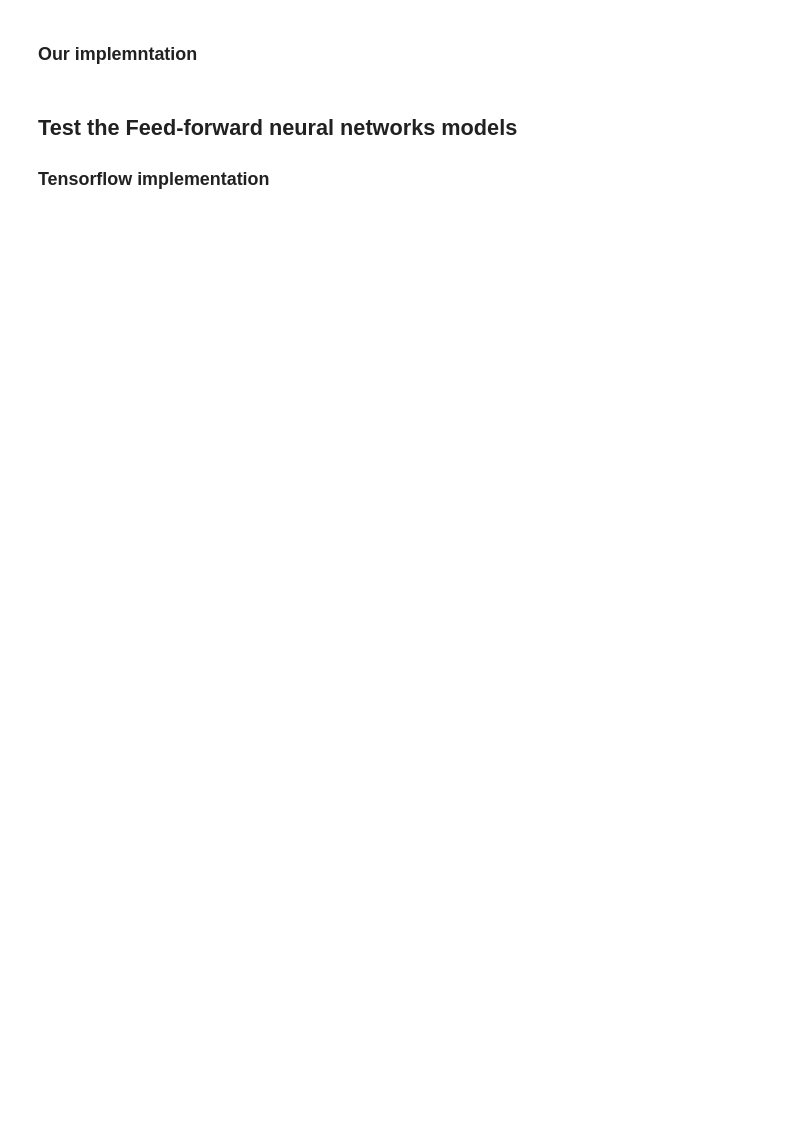
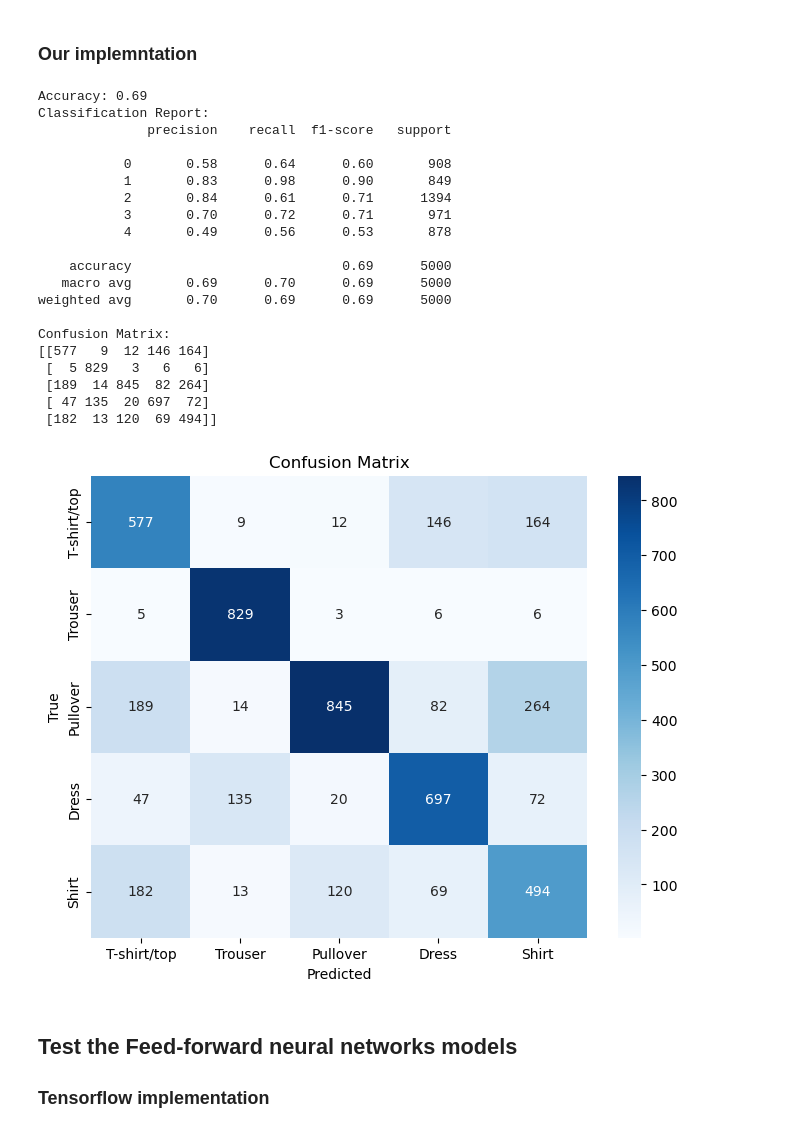
Before and after one commit to kfkfkflmej/ML2024Midi, a Jupyter notebook: Project Notebook.ipynb, the cells around one changed output. Saved outputs shown, nothing was run; the diff lists cells and outputs as text; code cells hidden in the pictures; blank space fills up the shorter version.

```diff
--- a/Project Notebook.ipynb
+++ b/Project Notebook.ipynb
@@ -1172,28 +1251,50 @@ plt.show()
 # %% [markdown]
 ### Our implemntation
 # %%
-dt_from_scratch.fit(X_reduced,train_data_y)
+dt_from_scratch.fit(train_data_X,train_data_y)
 predicted_y=dt_from_scratch.predict(test_data_X)
 
 accuracy = accuracy_score(predicted_y, test_data_y)
 print(f"Accuracy: {accuracy:.2f}")
 
 # Classification report
 print("Classification Report:")
 print(classification_report(predicted_y, test_data_y))
 
 # Confusion matrix
 conf_matrix2 = confusion_matrix(predicted_y, test_data_y)
 print("Confusion Matrix:")
 print(conf_matrix2)
 
 # Plot confusion matrix
 plt.figure(figsize=(8, 6))
 sns.heatmap(conf_matrix2, annot=True, fmt='d', cmap='Blues', xticklabels=categories, yticklabels=categories)
 plt.xlabel('Predicted')
 plt.ylabel('True')
 plt.title('Confusion Matrix')
 plt.show()
+# %% [output]
+Accuracy: 0.69
+Classification Report:
+              precision    recall  f1-score   support
+
+           0       0.58      0.64      0.60       908
+           1       0.83      0.98      0.90       849
+           2       0.84      0.61      0.71      1394
+           3       0.70      0.72      0.71       971
+           4       0.49      0.56      0.53       878
+
+    accuracy                           0.69      5000
+   macro avg       0.69      0.70      0.69      5000
+weighted avg       0.70      0.69      0.69      5000
+
+Confusion Matrix:
+[[577   9  12 146 164]
+ [  5 829   3   6   6]
+ [189  14 845  82 264]
+ [ 47 135  20 697  72]
+ [182  13 120  69 494]]
+[figure, added]
 # %% [markdown]
 ## Test the Feed-forward neural networks models
 ### Tensorflow implementation
```
Also changed, not shown: parts of 22 cells of this notebook, 2 other files.
